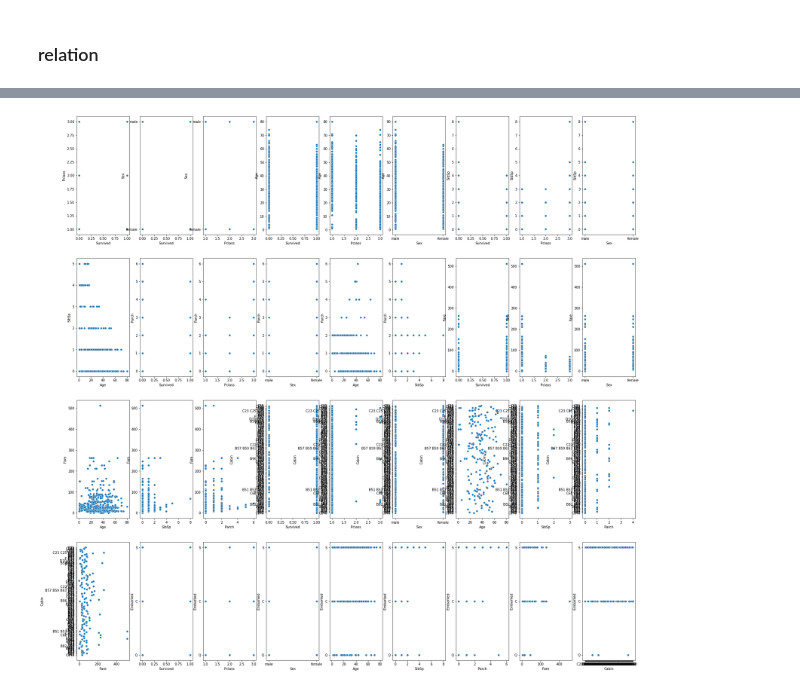
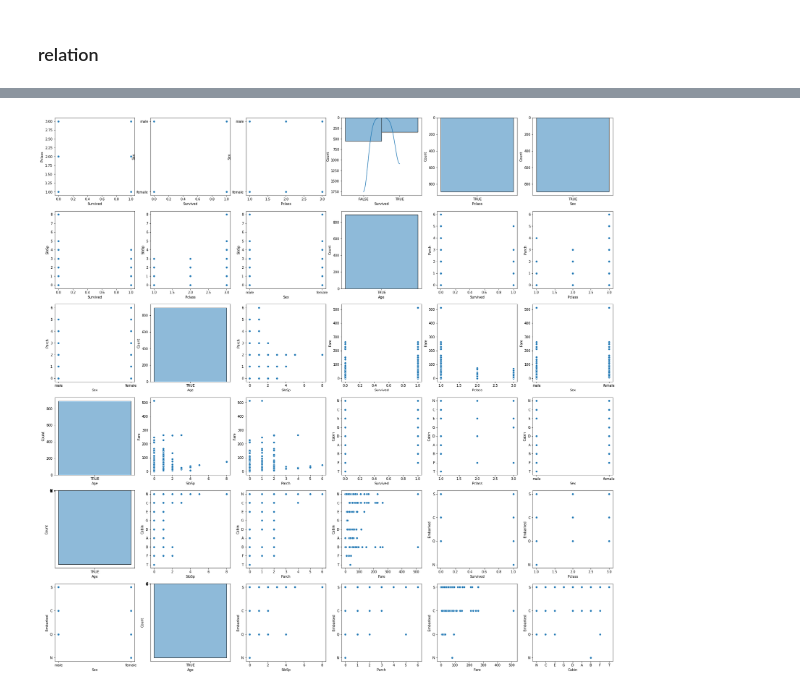
Before and after one commit to TheOrangeWildCat/BecaBunsan, a Jupyter notebook: python/data analysis/Profiling Titanic Dataset.ipynb, the cells around one changed output, grey strips where cells are left out. Saved outputs shown, nothing was run; the diff lists cells and outputs as text; code cells hidden in the pictures.

```diff
--- a/python/data analysis/Profiling Titanic Dataset.ipynb
+++ b/python/data analysis/Profiling Titanic Dataset.ipynb
@@ -277,0 +522,18 @@ titanic_g
+# %%
+titanic
+titanic_g = titanic[['Survived','Pclass','Sex','Age','SibSp','Parch','Fare', 'Cabin', 'Embarked']]
+titanic_g = titanic_g.fillna('N')
+
+titanic_g = titanic_g.replace({'Cabin': r'^A.+'}, 'A', regex=True)
+titanic_g = titanic_g.replace({'Cabin': r'^B.+'}, 'B', regex=True)
+titanic_g = titanic_g.replace({'Cabin': r'^C.+'}, 'C', regex=True)
+titanic_g = titanic_g.replace({'Cabin': r'^D.+'}, 'D', regex=True)
+titanic_g = titanic_g.replace({'Cabin': r'^E.+'}, 'E', regex=True)
+titanic_g = titanic_g.replace({'Cabin': r'^F.+'}, 'F', regex=True)
+titanic_g = titanic_g.replace({'Cabin': r'^G.+'}, 'G', regex=True)
+titanic_g
+
+
+# titanic_g.Cabin.str.replace('^B[0-9]+', 'B', regex=True)
+# titanic_g = titanic_g.Cabin.str.replace('^A[0-9]+', 'A', regex=True)
+# titanic_g
@@ -278,23 +567,24 @@ titanic_g
 # %%
 
 
-_=plt.subplots(4,9,figsize=(30,30))
+
+_=plt.subplots(6,6,figsize=(30,30))
 a = 1
 for j,c in enumerate(titanic_g):
 
     for i, column in enumerate(titanic_g.columns, 1):
         if j < i:
             continue
-        _=plt.subplot(4,9,a)
+        _=plt.subplot(6,6,a)
         try:
             _=sns.scatterplot(x=titanic_g[column], y = titanic_g[c])
         except:
             # _=sns.histplot(titanic[column],discrete=True)
             _=sns.histplot(titanic[column].apply(lambda x: "TRUE" if x else "FALSE"),kde=True)
             # print(f"Column {column} not plotted")
             # i-=1
 
         a += 1
 # %% [output]
-[figure, old version]
+[figure, new version]
 # %%
```
Also changed, not shown: parts of 17 cells of this notebook.
